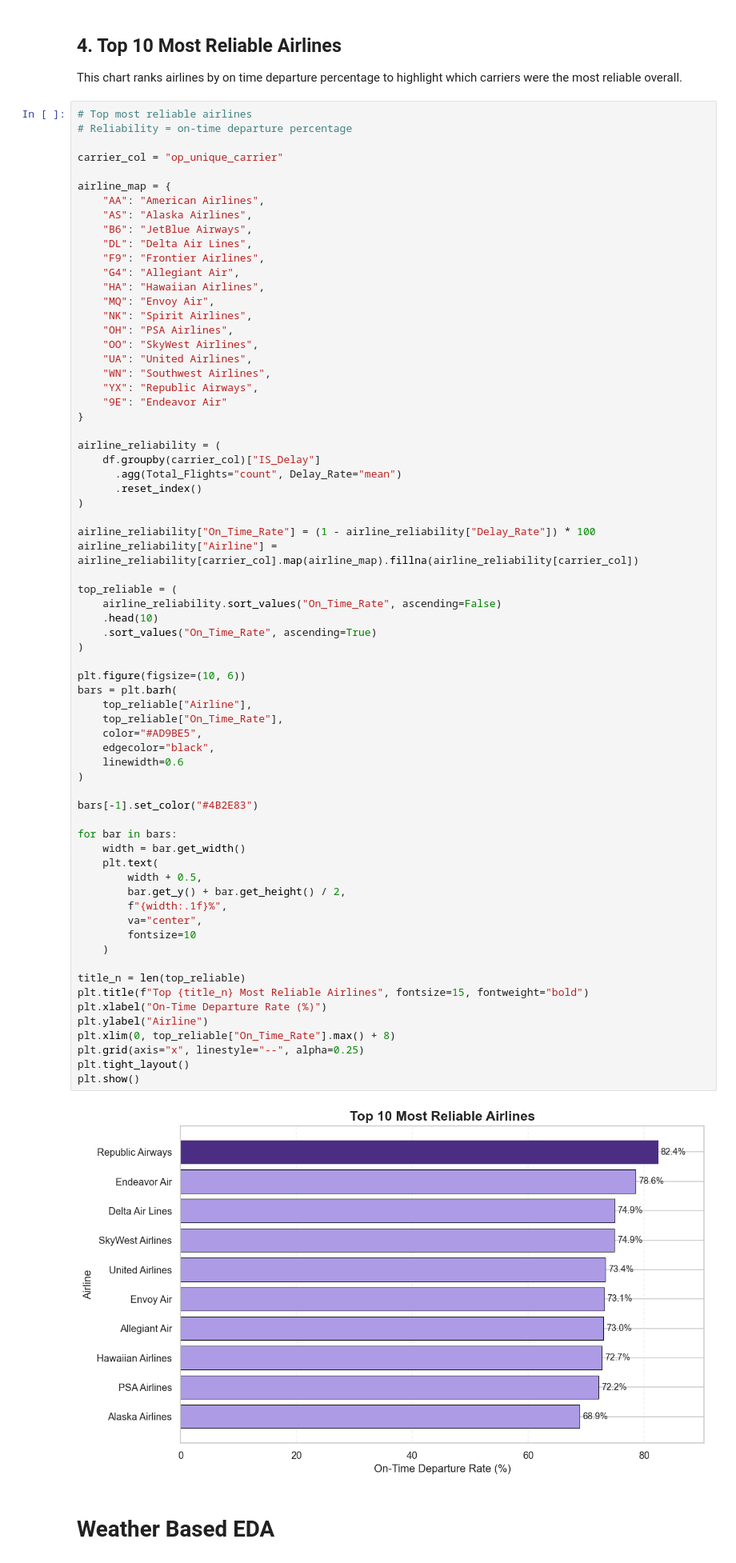
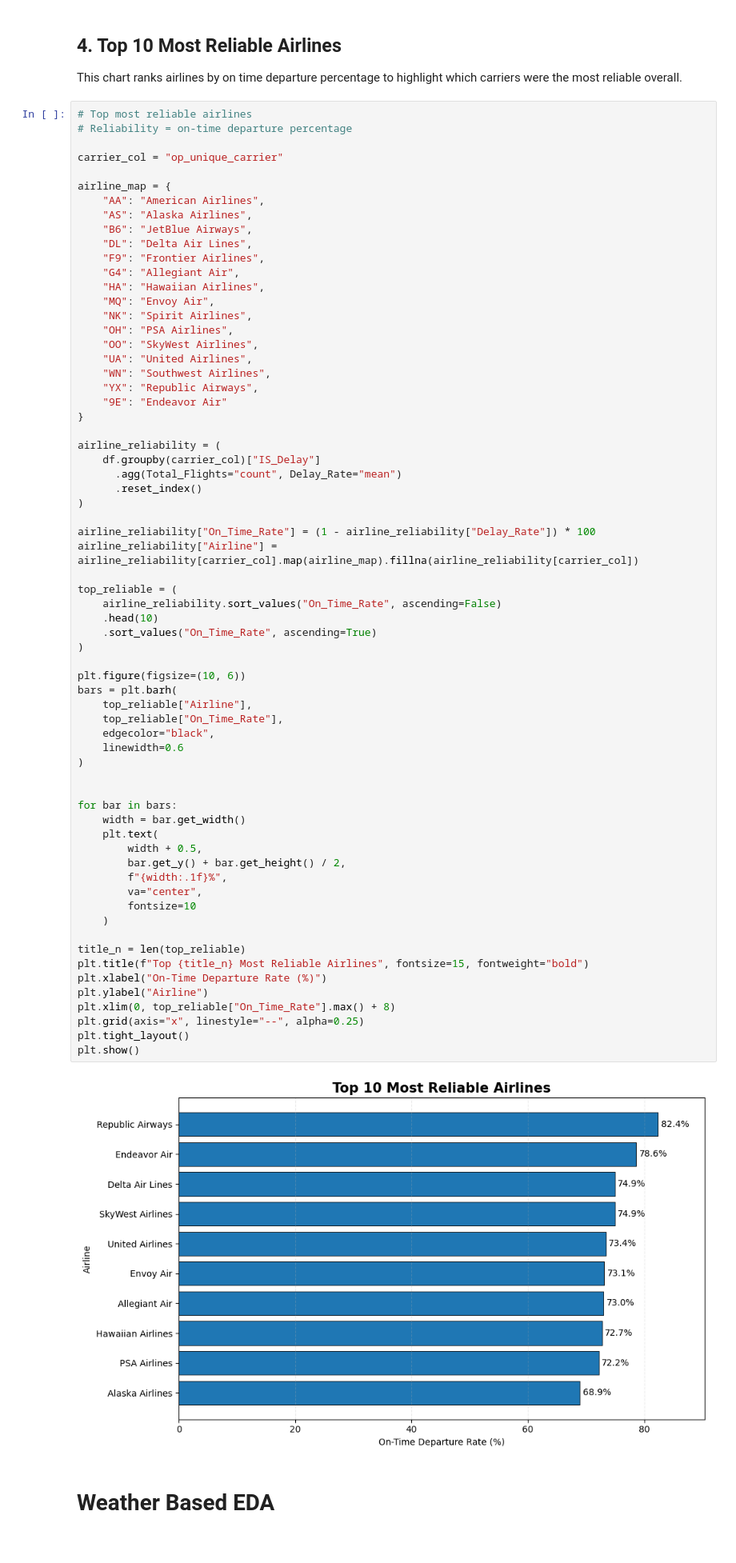
Before and after one commit to AhmadJabbar2502/Flight_Delay_Prediction, a Jupyter notebook: D2L_Submission/modeling.ipynb, the cells around one changed output. Shown at 80% size. Drawn from its saved outputs; the diff is of its cells as text.

```diff
--- a/D2L_Submission/modeling.ipynb
+++ b/D2L_Submission/modeling.ipynb
@@ -584,36 +550,34 @@ top_reliable = (
 )
 
 plt.figure(figsize=(10, 6))
 bars = plt.barh(
     top_reliable["Airline"],
     top_reliable["On_Time_Rate"],
-    color="#AD9BE5",
     edgecolor="black",
     linewidth=0.6
 )
 
-bars[-1].set_color("#4B2E83")
 
 for bar in bars:
     width = bar.get_width()
     plt.text(
         width + 0.5,
         bar.get_y() + bar.get_height() / 2,
         f"{width:.1f}%",
         va="center",
         fontsize=10
     )
 
 title_n = len(top_reliable)
 plt.title(f"Top {title_n} Most Reliable Airlines", fontsize=15, fontweight="bold")
 plt.xlabel("On-Time Departure Rate (%)")
 plt.ylabel("Airline")
 plt.xlim(0, top_reliable["On_Time_Rate"].max() + 8)
 plt.grid(axis="x", linestyle="--", alpha=0.25)
 plt.tight_layout()
 plt.show()
 # %% [output]
-[figure, old version]
+[figure, new version]
 # %% [markdown]
 # Weather Based EDA
 # %%
```
Also changed, not shown: parts of 12 cells of this notebook.
